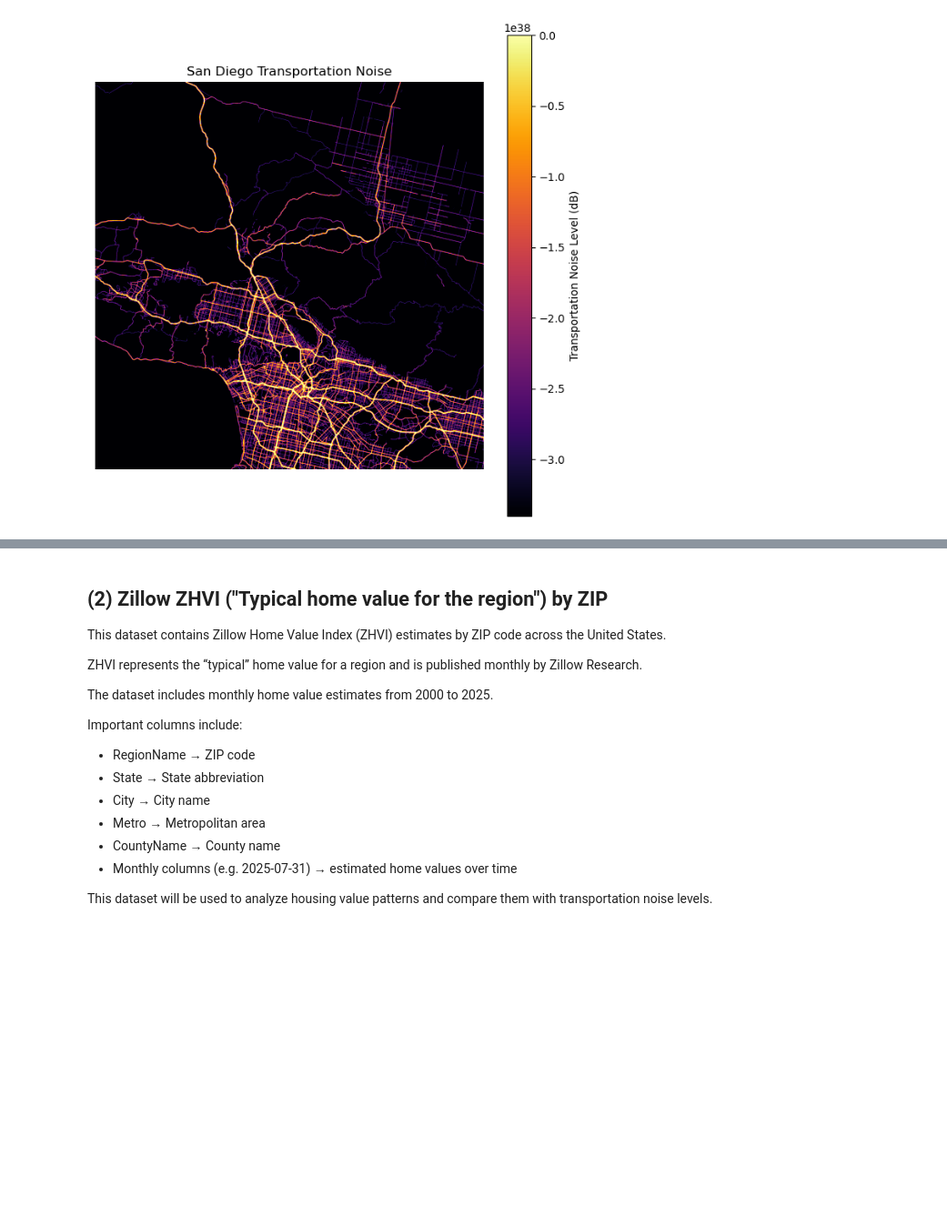
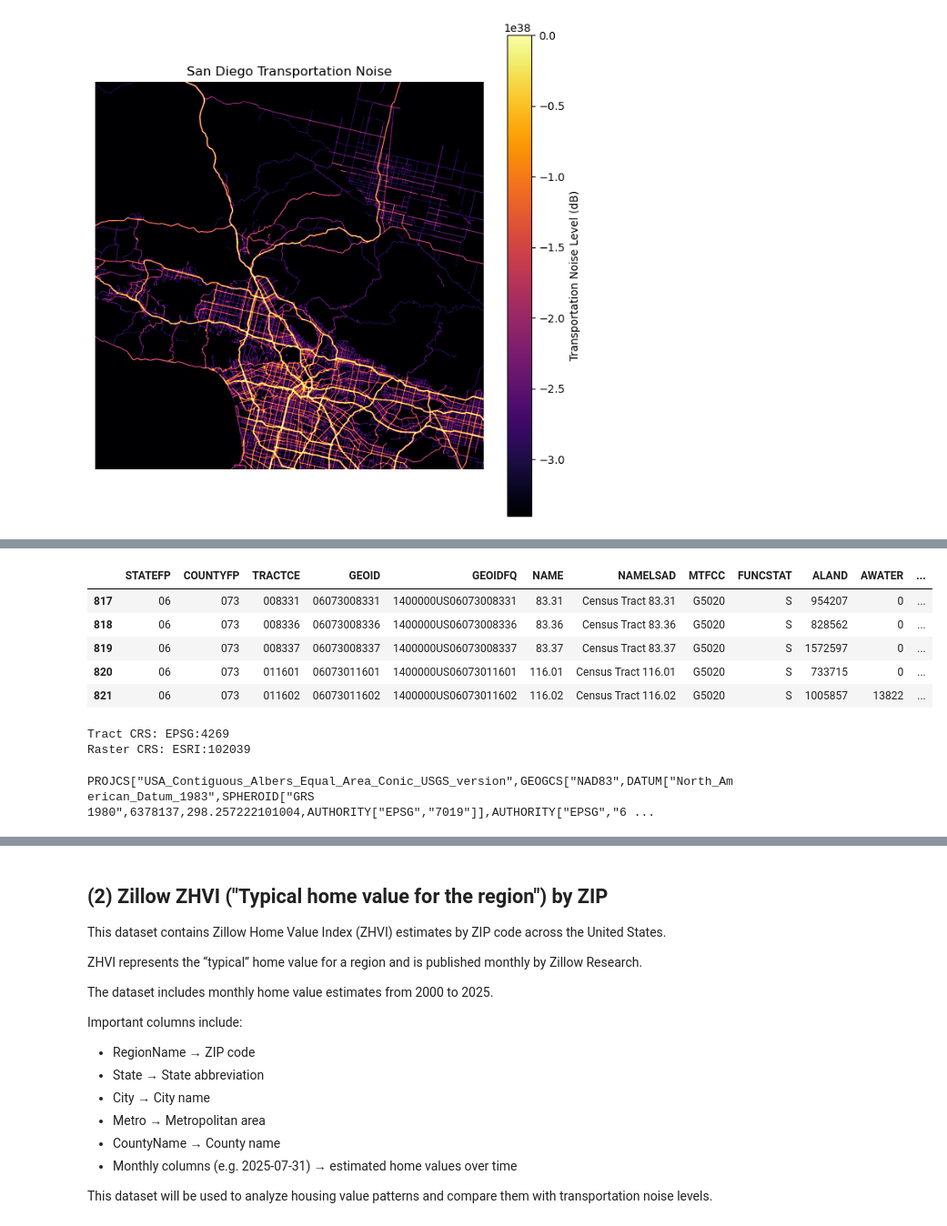
Before and after one commit to nengmao888/math189-final-project, a Jupyter notebook: data/math_189_datasets.ipynb, the cells around one changed output, grey strips where cells are left out. Shown at 91% size. Cells and saved outputs as stored; diff of their text form; code cells hidden in the pictures; blank space fills up the shorter version.

```diff
--- a/data/math_189_datasets.ipynb
+++ b/data/math_189_datasets.ipynb
@@ -141,0 +240,30 @@ plt.show()
+# %%
+# Keep San Diego County only
+# San Diego County FIPS code = 073
+
+sd_tracts = ca_tracts[ca_tracts["COUNTYFP"] == "073"].copy()
+
+sd_tracts.head()
+# %% [output]
+|  | STATEFP | COUNTYFP | TRACTCE | GEOID | GEOIDFQ | NAME | NAMELSAD | MTFCC | FUNCSTAT | ALAND | AWATER | ... |
+| 817 | 06 | 073 | 008331 | 06073008331 | 1400000US06073008331 | 83.31 | Census Tract 83.31 | G5020 | S | 954207 | 0 | ... |
+| 818 | 06 | 073 | 008336 | 06073008336 | 1400000US06073008336 | 83.36 | Census Tract 83.36 | G5020 | S | 828562 | 0 | ... |
+| 819 | 06 | 073 | 008337 | 06073008337 | 1400000US06073008337 | 83.37 | Census Tract 83.37 | G5020 | S | 1572597 | 0 | ... |
+| 820 | 06 | 073 | 011601 | 06073011601 | 1400000US06073011601 | 116.01 | Census Tract 116.01 | G5020 | S | 733715 | 0 | ... |
+| 821 | 06 | 073 | 011602 | 06073011602 | 1400000US06073011602 | 116.02 | Census Tract 116.02 | G5020 | S | 1005857 | 13822 | ... |
+# %%
+# Check CRS of tract polygons and noise raster
+
+print("Tract CRS:", sd_tracts.crs)
+print("Raster CRS:", noise.crs)
+# %% [output]
+Tract CRS: EPSG:4269
+Raster CRS: ESRI:102039
+# %%
+# Reproject census tracts to match raster CRS
+
+sd_tracts = sd_tracts.to_crs(noise.crs)
+
+print(sd_tracts.crs)
+# %% [output]
+PROJCS["USA_Contiguous_Albers_Equal_Area_Conic_USGS_version",GEOGCS["NAD83",DATUM["North_American_Datum_1983",SPHEROID["GRS 1980",6378137,298.257222101004,AUTHORITY["EPSG","7019"]],AUTHORITY["EPSG","6 ...
```
Also changed, not shown: parts of 23 cells of this notebook.
